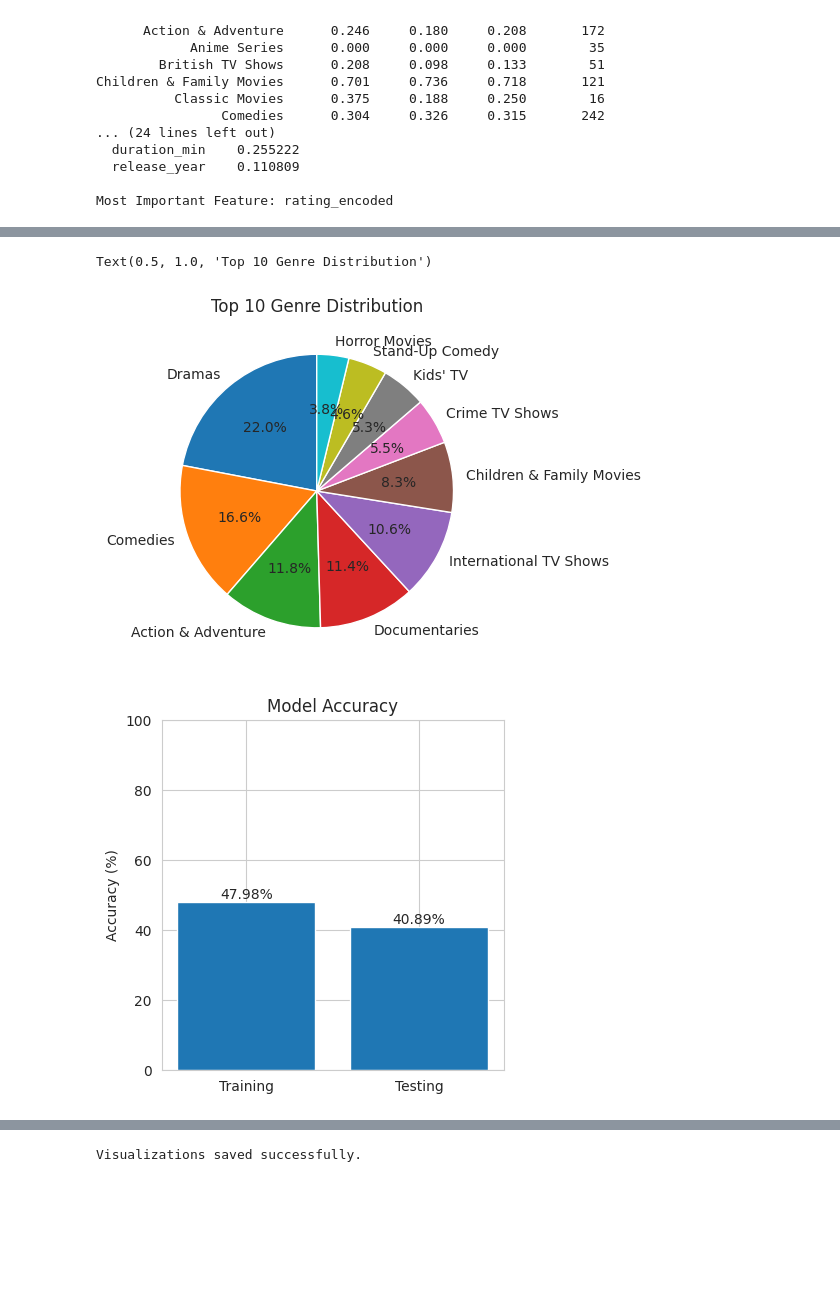
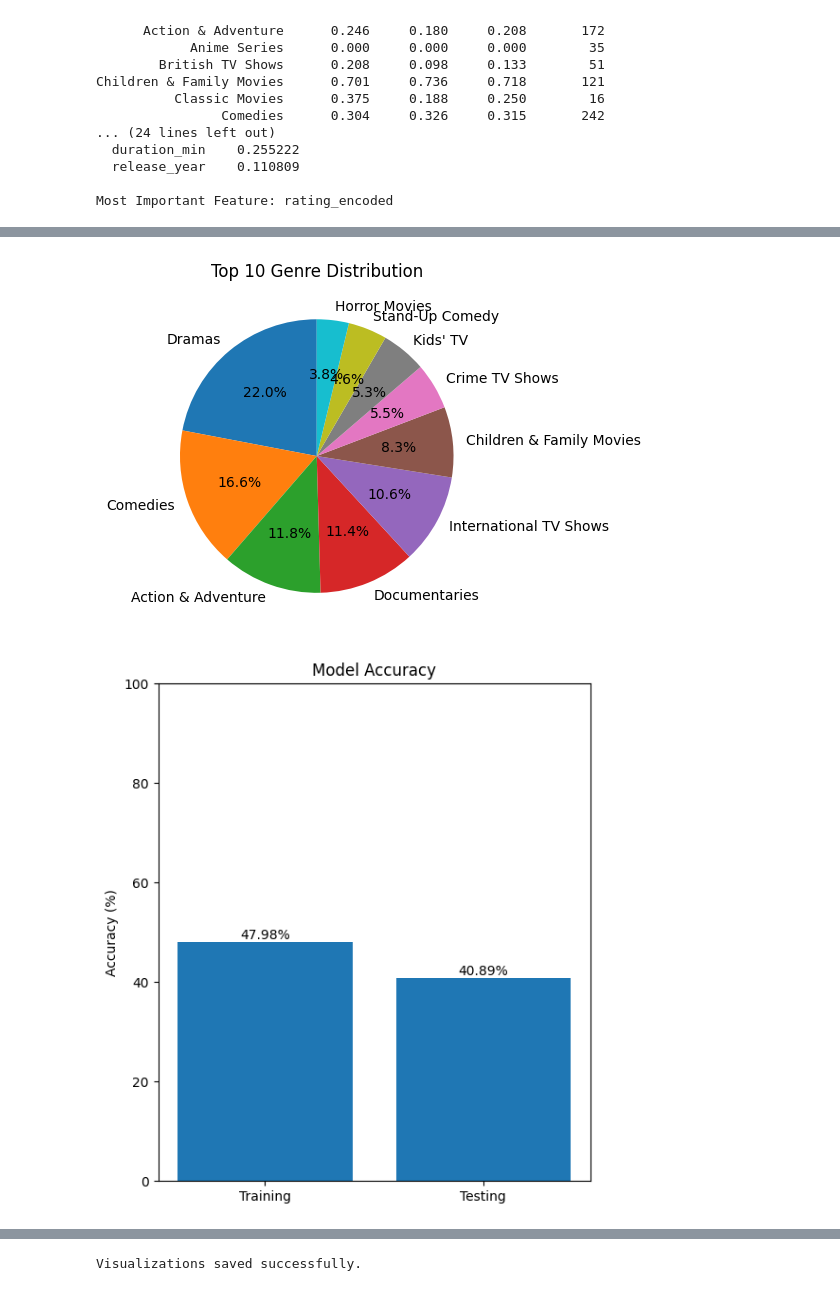
Before and after one commit to patilgauri005/Netflix-Genre-Classification, a Jupyter notebook: Netflix_Genre_Classification.ipynb, the cells around one changed output, grey strips where cells are left out. Cells and saved outputs as stored; diff of their text form; code cells hidden in the pictures; blank space fills up the shorter version.

```diff
--- a/Netflix_Genre_Classification.ipynb
+++ b/Netflix_Genre_Classification.ipynb
@@ -349,27 +349,29 @@ plt.gca().invert_yaxis()
 # %%
-# 3. Genre Distribution
+plt.figure(figsize=(15, 15))  # Increase the figure size
 plt.subplot(2, 3, 3)
 genre_counts = df_filtered['main_genre'].value_counts().head(10)
 plt.pie(genre_counts.values, labels=genre_counts.index, autopct='%1.1f%%', startangle=90)
 plt.title('Top 10 Genre Distribution')
+plt.show()
 # %% [output]
-Text(0.5, 1.0, 'Top 10 Genre Distribution')
-[figure, old version]
+[figure, new version]
 # %%
 # 4. Accuracy Comparison
+plt.figure(figsize=(20, 15))  # Increase the figure size
+
 plt.subplot(2, 3, 4)
 accuracies = [train_accuracy * 100, test_accuracy * 100]
 bars = plt.bar(['Training', 'Testing'], accuracies)
 
 plt.ylabel('Accuracy (%)')
 plt.title('Model Accuracy')
 plt.ylim(0, 100)
 
 for bar in bars:
     height = bar.get_height()
     plt.text(bar.get_x() + bar.get_width()/2., height,
              f'{height:.2f}%', ha='center', va='bottom')
 # %% [output]
-[figure, old version]
+[figure, new version]
 # %%
 # 5. Content Type Distribution
```
Also changed, not shown: parts of 5 cells of this notebook.
